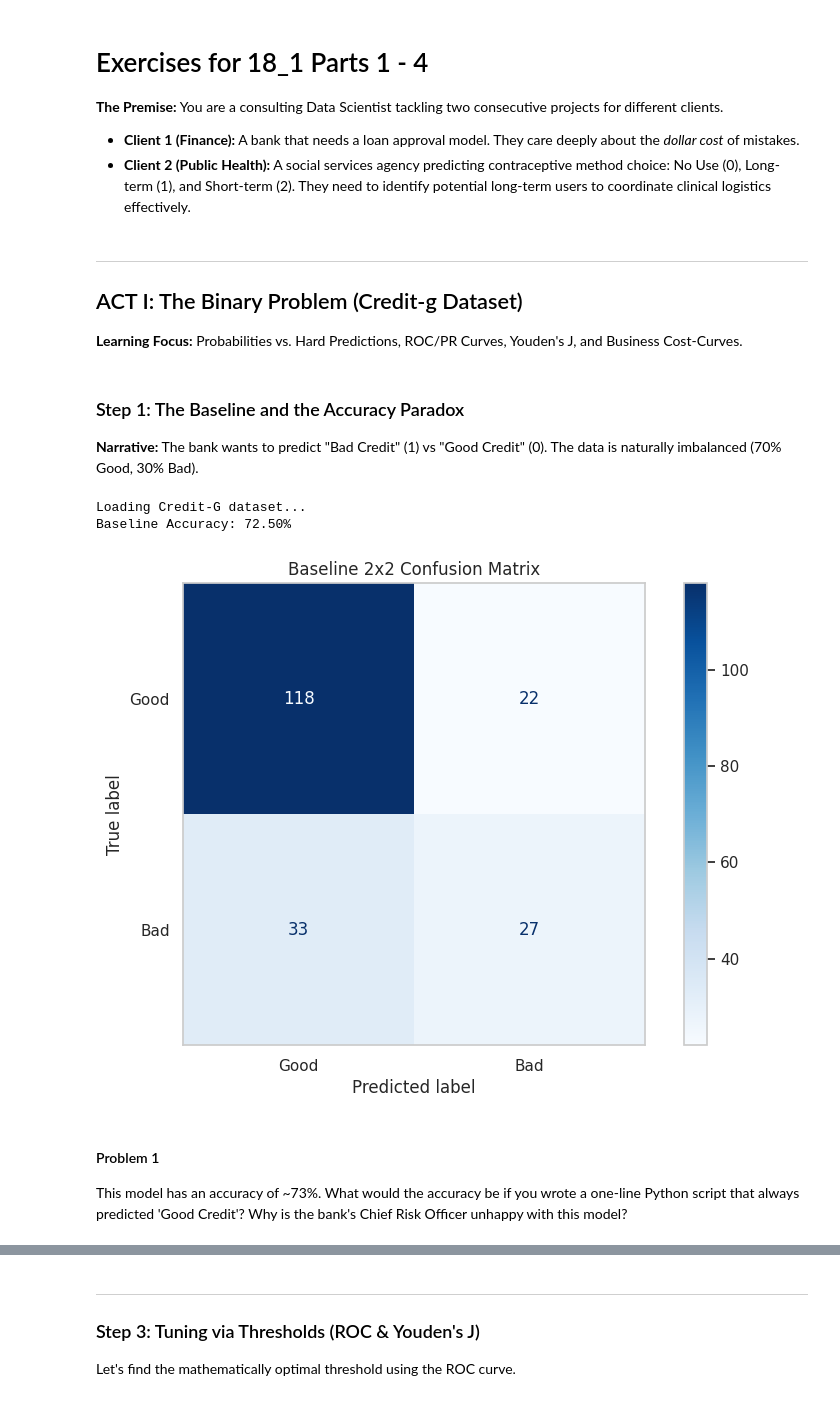
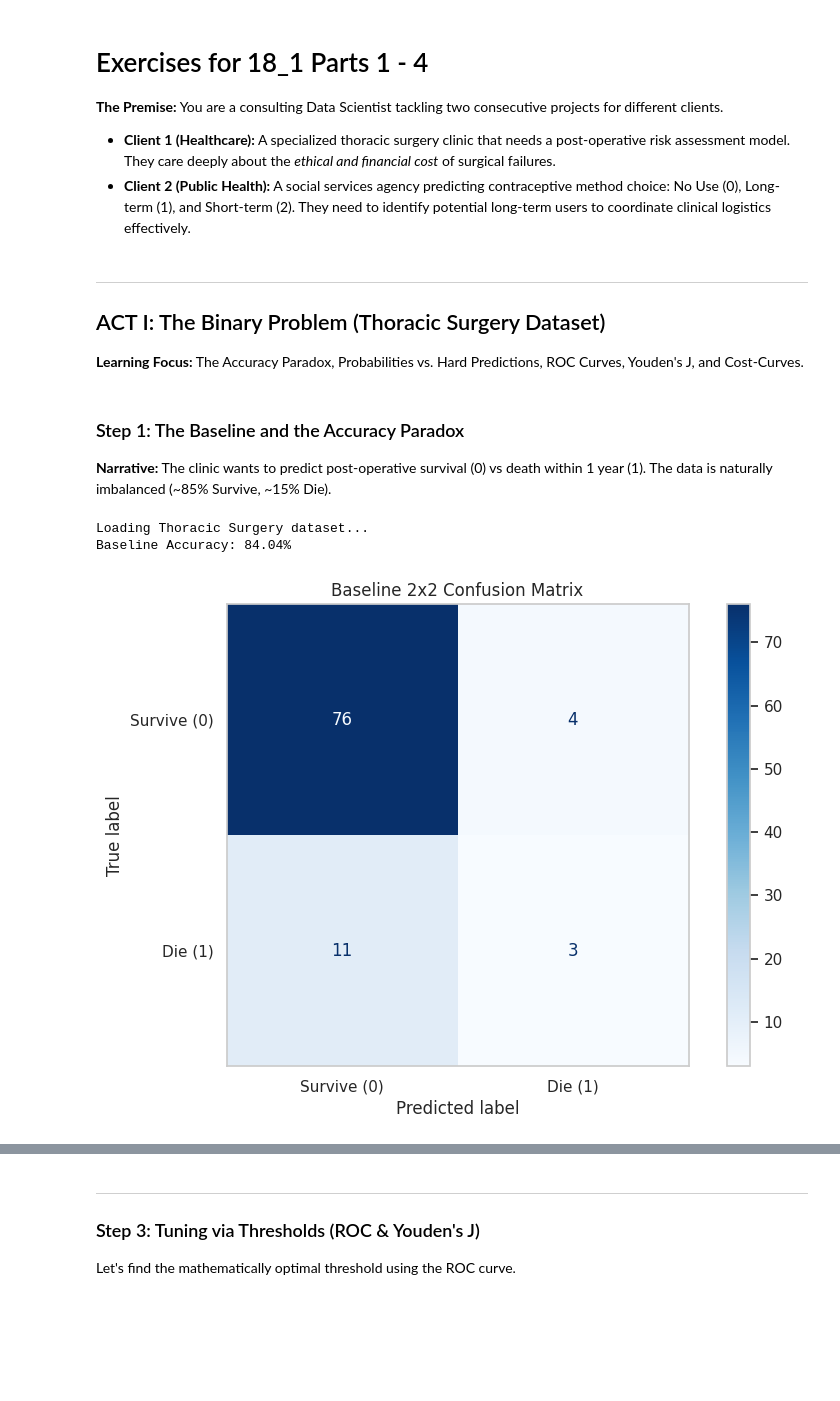
Before and after one commit to bsheese/cs377, a Jupyter notebook: 18_classification/18_1_Classification_Basics/18_1_4_x_Exercise_Two_Parts.ipynb, the cells around one changed output, grey strips where cells are left out. Saved outputs shown, nothing was run; the diff lists cells and outputs as text; code cells hidden in the pictures; blank space fills up the shorter version.

Commit message:
Replace Banking dataset with Thoracic Surgery in Act I; update narrative and costs

```diff
--- a/18_classification/18_1_Classification_Basics/18_1_4_x_Exercise_Two_Parts.ipynb
+++ b/18_classification/18_1_Classification_Basics/18_1_4_x_Exercise_Two_Parts.ipynb
@@ -5,7 +5,7 @@
 
 **The Premise:** You are a consulting Data Scientist tackling two consecutive projects for different clients.
 
-*   **Client 1 (Finance):** A bank that needs a loan approval model. They care deeply about the *dollar cost* of mistakes.
+*   **Client 1 (Healthcare):** A specialized thoracic surgery clinic that needs a post-operative risk assessment model. They care deeply about the *ethical and financial cost* of surgical failures.
 *   **Client 2 (Public Health):** A social services agency predicting contraceptive method choice: No Use (0), Long-term (1), and Short-term (2). They need to identify potential long-term users to coordinate clinical logistics effectively.
 # %%
 import numpy as np
@@ -27,18 +27,18 @@ plt.rcParams["figure.figsize"] = (10, 6)
 # %% [markdown]
 ---
 
-## ACT I: The Binary Problem (Credit-g Dataset)
-**Learning Focus:** Probabilities vs. Hard Predictions, ROC/PR Curves, Youden's J, and Business Cost-Curves.
+## ACT I: The Binary Problem (Thoracic Surgery Dataset)
+**Learning Focus:** The Accuracy Paradox, Probabilities vs. Hard Predictions, ROC Curves, Youden's J, and Cost-Curves.
 # %% [markdown]
 ### Step 1: The Baseline and the Accuracy Paradox
 
-**Narrative:** The bank wants to predict "Bad Credit" (1) vs "Good Credit" (0). The data is naturally imbalanced (70% Good, 30% Bad).
+**Narrative:** The clinic wants to predict post-operative survival (0) vs death within 1 year (1). The data is naturally imbalanced (~85% Survive, ~15% Die).
 # %%
 # 1. Load data
-print("Loading Credit-G dataset...")
-credit_data = fetch_openml(name='credit-g', version=1, as_frame=True, parser='auto')
-X = credit_data.data
-y = credit_data.target.map({'good': 0, 'bad': 1})
+print("Loading Thoracic Surgery dataset...")
+surgery_data = fetch_openml(data_id=4329, as_frame=True, parser='auto')
+X = surgery_data.data
+y = surgery_data.target.map({'F': 0, 'T': 1})
 
 # 2. Preprocess: Clean feature names and Encode
 def clean_feature_names(df):
@@ -48,37 +48,34 @@ def clean_feature_names(df):
         .replace("[", "").replace("]", "")
         .replace("<", "lt")
         for col in df.columns
     ]
     return df
 
 X = clean_feature_names(X)
 X_encoded = pd.get_dummies(X, drop_first=True)
 X_encoded = clean_feature_names(X_encoded)
 
 # 3. Stratified Split
 X_train, X_test, y_train, y_test = train_test_split(
     X_encoded, y, test_size=0.2, random_state=42, stratify=y
 )
 
 # 4. Train Baseline
 baseline_model = XGBClassifier(random_state=42, eval_metric='logloss')
 baseline_model.fit(X_train, y_train)
 
 # 5. Evaluate
 y_pred = baseline_model.predict(X_test)
 acc = accuracy_score(y_test, y_pred)
 print(f"Baseline Accuracy: {acc:.2%}")
 
 disp = ConfusionMatrixDisplay.from_predictions(
-    y_test, y_pred, display_labels=['Good', 'Bad'], cmap='Blues'
+    y_test, y_pred, display_labels=['Survive (0)', 'Die (1)'], cmap='Blues'
 )
 plt.title("Baseline 2x2 Confusion Matrix")
 plt.grid(False)
 plt.show()
 # %% [output]
-Loading Credit-G dataset...
-Baseline Accuracy: 72.50%
+Loading Thoracic Surgery dataset...
+Baseline Accuracy: 84.04%
-[figure, old version]
+[figure, new version]
-# %% [markdown]
-#### Problem 1
- This model has an accuracy of ~73%. What would the accuracy be if you wrote a one-line Python script that always predicted 'Good Credit'? Why is the bank's Chief Risk Officer unhappy with this model?
```
Also changed, not shown: parts of 12 cells of this notebook, 1 other file.
